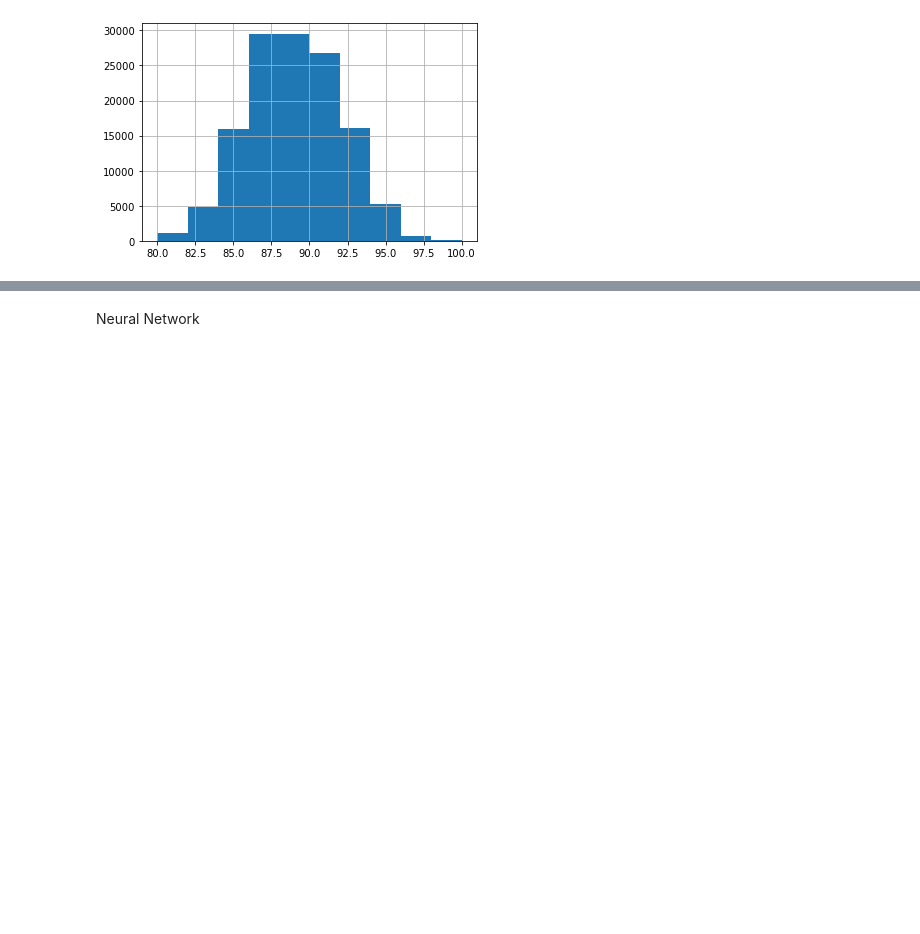
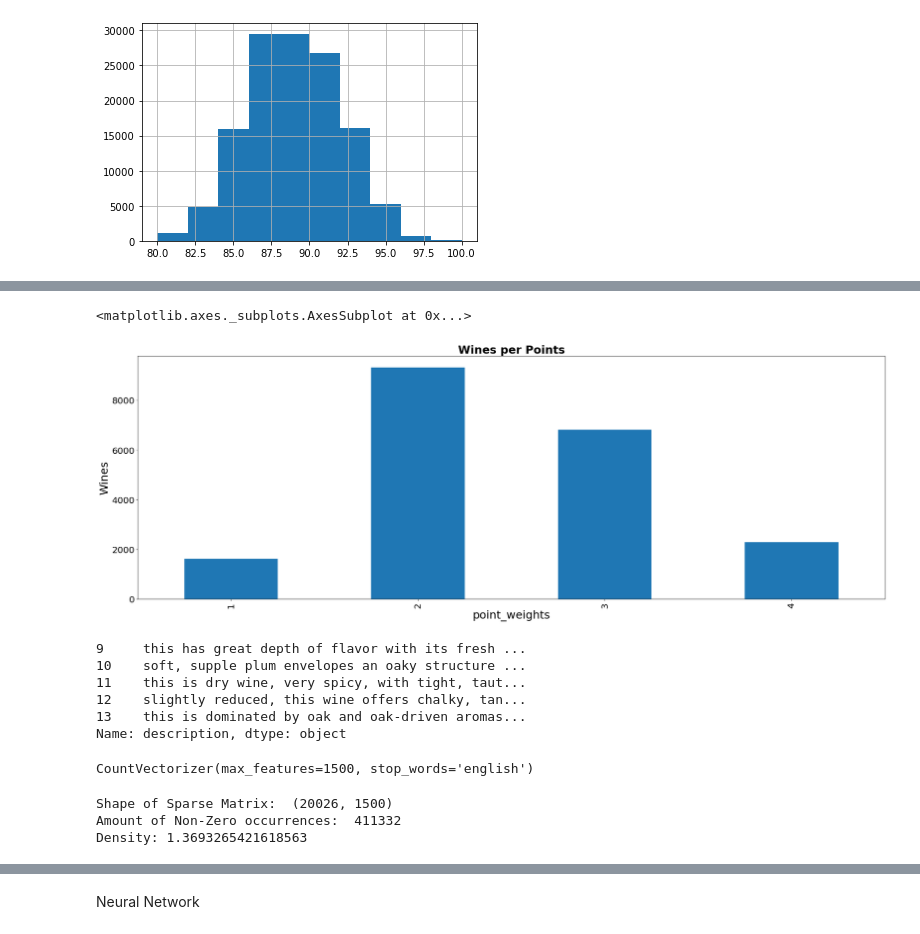
Before and after one commit to Heise1990/Project-3-Wine, a Jupyter notebook: Jupyter/WineAnalysis.ipynb, the cells around one changed output, grey strips where cells are left out. Cells and saved outputs as stored; diff of their text form; code cells hidden in the pictures; blank space fills up the shorter version.

```diff
--- a/Jupyter/WineAnalysis.ipynb
+++ b/Jupyter/WineAnalysis.ipynb
@@ -143,0 +134,13 @@ print(confusion_matrix(y_test, pred_clf))
+# %%
+def point_weight(points):
+    if points < 86:
+        return 1
+    elif points >= 86 and points < 89:
+        return 2
+    elif points >= 89 and points < 92:
+        return 3
+    else:
+        return 4
+# %%
+wine_simple_df = wine_simple_df.assign(point_weights = wine_simple_df['points'].apply(point_weight))
+wine_simple_df.head()
@@ -143,0 +154,11 @@ print(confusion_matrix(y_test, pred_clf))
+# %%
+fig, ax = plt.subplots(figsize=(30,10))
+plt.xticks(fontsize=20, rotation='horizontal')
+plt.yticks(fontsize=20, rotation='horizontal')
+ax.set_title('Wines per Points', fontweight='bold', size=25)
+ax.set_ylabel('Wines', fontsize = 25)
+ax.set_xlabel('Point Weights',fontsize = 25)
+wine_simple_df.groupby(['point_weights']).count()['description'].plot(ax=ax, kind='bar')
+# %% [output]
+<matplotlib.axes._subplots.AxesSubplot at 0x...>
+[figure, added]
@@ -143,0 +188,26 @@ print(confusion_matrix(y_test, pred_clf))
+# %%
+X.head()
+# %% [output]
+9     this has great depth of flavor with its fresh ...
+10    soft, supple plum envelopes an oaky structure ...
+11    this is dry wine, very spicy, with tight, taut...
+12    slightly reduced, this wine offers chalky, tan...
+13    this is dominated by oak and oak-driven aromas...
+Name: description, dtype: object
+# %%
+y = wine_simple_df['point_weights']
+vectorizer = CountVectorizer(stop_words='english',max_features=1500)
+vectorizer.fit(X)
+# %% [output]
+CountVectorizer(max_features=1500, stop_words='english')
+# %%
+X = vectorizer.transform(X)
+print('Shape of Sparse Matrix: ', X.shape)
+print('Amount of Non-Zero occurrences: ', X.nnz)
+# Percentage of non-zero values
+density = (100.0 * X.nnz / (X.shape[0] * X.shape[1]))
+print('Density: {}'.format((density)))
+# %% [output]
+Shape of Sparse Matrix:  (20026, 1500)
+Amount of Non-Zero occurrences:  411332
+Density: 1.3693265421618563
```
Also changed, not shown: parts of 53 cells of this notebook, 3 other files.
